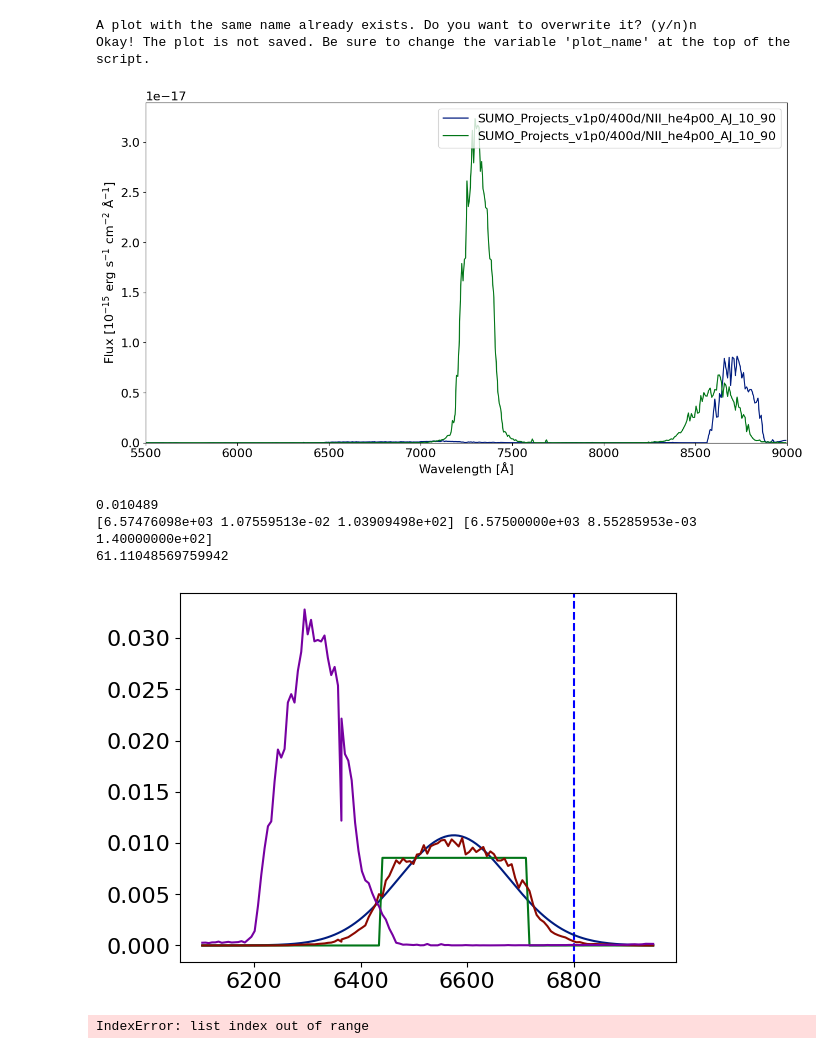
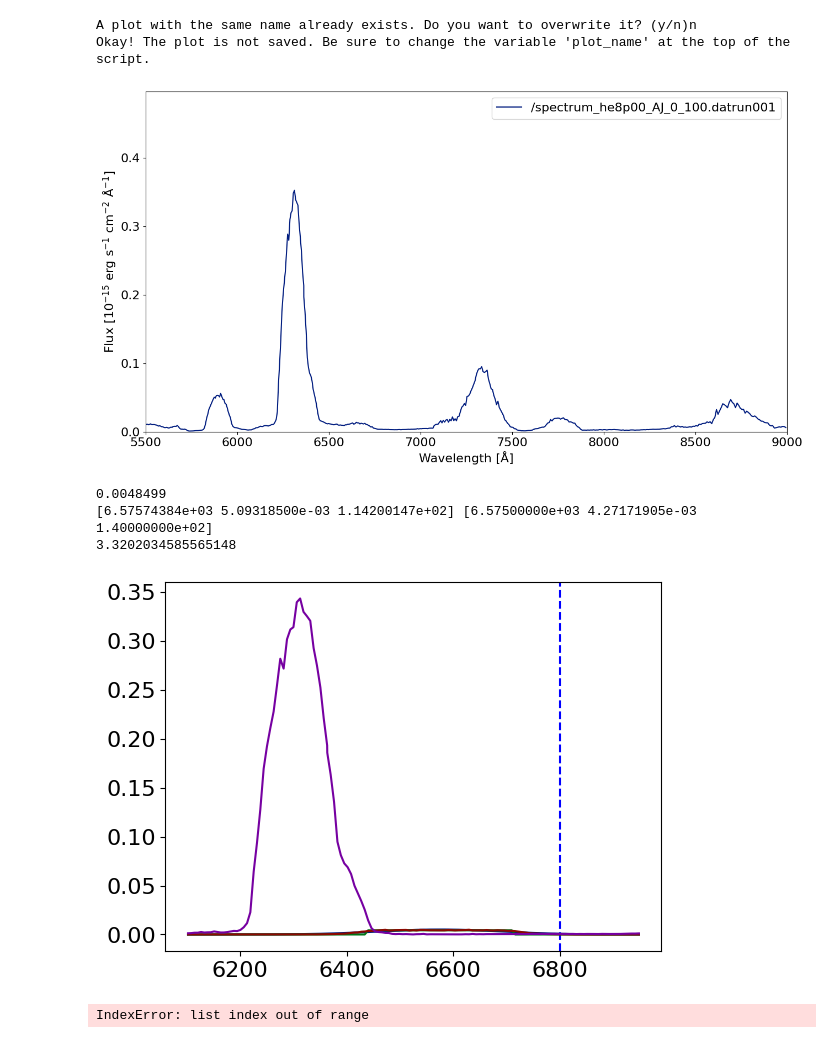
Before and after one commit to StanBarmentloo/NII_nebular_phase, a Jupyter notebook: analysis/spectrum_plotter.ipynb, the cells around one changed output. Drawn from its saved outputs; the diff is of its cells as text; code cells hidden in the pictures.

```diff
--- a/analysis/spectrum_plotter.ipynb
+++ b/analysis/spectrum_plotter.ipynb
@@ -20,18 +20,19 @@ plt.style.use('seaborn-dark-palette')
 font = {'size'   : 16}
 matplotlib.rc('font', **font)
 # %%
-project_names = ["SUMO_Projects_v1p0/400d/NII_he4p00_AJ_10_90",
-                "SUMO_Projects_v1p0/400d/NII_he4p00_AJ_10_90"]
-spectrum_names = ["/spectrum.datrun001", "/spectrum.datrun001"]
+project_names = ["SUMO_Projects_v1p0/400d",
+                "SUMO_Projects_v1p0/400d"]
+spectrum_names = ["/spectrum_he8p00_AJ_0_100.datrun001", "/spectrum_he4p00_AJ_10_90.datrun001"]
 colours = ['blue', 'red', 'green'] #for the plotting
-non_comparative_plot_name = '6p00_200d_Nitrogenshape.png'
+non_comparative_plot_name = '8p00_400d_Nitrogenshape.png'
 comparative_plot_name = 'v1p0_vs_v1p2.pdf'
+git_folder_loc = '/home/masterofalorgia/'
 zoom = [4000, 9000] #Give the region to be zoomed in at.
 
 wavelengths, fluxes, NII_fluxes, OI_fluxes, CI_fluxes, CaII_fluxes = [], [], [], [], [], []
 
 for i in range(len(project_names)):
-    spectrum_path = "/home/stba7609/Documents/Projects/" + project_names[i] + "/out/modelspectra"
+    spectrum_path = git_folder_loc + "NII_nebular_phase/SUMO_results/" + project_names[i]
     data = ascii.read(spectrum_path + spectrum_names[i])
 
     wavelength_raw = data['col1'] #In Ångström
@@ -70,10 +71,10 @@ trans = ax.get_xaxis_transform() #For easier plotting of labels of vertical line
 
 for i in range(1):
     #ax.plot(wavelengths[i][::step_size], OI_fluxes[i][::step_size]*10**15, label = project_names[i])
-    ax.plot(wavelengths[i][::step_size], CI_fluxes[i], label = project_names[i])
-    ax.plot(wavelengths[i][::step_size], CaII_fluxes[i], label = project_names[i])
+    #ax.plot(wavelengths[i][::step_size], CI_fluxes[i], label = project_names[i])
+    #ax.plot(wavelengths[i][::step_size], CaII_fluxes[i], label = project_names[i])
     #ax.plot(wavelengths[i][::step_size], NII_fluxes[i][::step_size]/fluxes[i][::step_size], label = project_names[i])
-    #ax.plot(wavelengths[i][::step_size], fluxes[i][::step_size]*10**15, label = project_names[i])
+    ax.plot(wavelengths[i][::step_size], fluxes[i][::step_size]*10**15, label = spectrum_names[i])
 
 
 ax.set_xlabel('Wavelength [Å]')
@@ -123,38 +124,38 @@ wllie = np.arange(6100, 7000)
 
 plt.show()
 
 fig, ax = plt.subplots(1)
 labbie = 6800
 maskie = (wavelengths[0] > 6100) * (wavelengths[0] < 6950)
 wl_new, NII_fluxie = wavelengths[0][maskie], NII_fluxes[0][maskie]*10**15
 print(np.max(NII_fluxie))
 popt, pcov = curve_fit(af.gaussian, wl_new, NII_fluxie, p0 = [6575, 0.01, 140])
 popt2, pcov2 = curve_fit(af.tophat, wl_new, NII_fluxie, p0 = [6575, 0.01, 140])
 print(popt, popt2)
 ax.axvline(x = labbie, linestyle = '--', c = 'b')
 ax.plot(wl_new, af.gaussian(wl_new, *popt))
 ax.plot(wl_new, af.tophat(wl_new, *popt2))
 ax.plot(wl_new, NII_fluxie)
 ax.plot(wl_new, OI_fluxes[0][maskie]*10**15)
 #ax.plot(wl_new, fluxes[0][maskie]*10**15)
 
 
 integrated_NII_flux = integrate.cumtrapz(NII_fluxie, wl_new)[-1]
 normalisation_mask = (wavelengths[0] > 5000) * (wavelengths[0] < 8000)
 normalisation_mask_OI = (wavelengths[0] > 6000) * (wavelengths[0] < 6600)
 min_corrected_flux = fluxes[0][normalisation_mask] - np.min(fluxes[0][normalisation_mask])
 integrated_total_flux = integrate.cumtrapz(min_corrected_flux*10**15, wavelengths[0][normalisation_mask])[-1]
 integrated_OI_flux = integrate.cumtrapz(OI_fluxes[0][normalisation_mask_OI]*10**15, wavelengths[0][normalisation_mask_OI])[-1]
 print(integrated_NII_flux*100/integrated_OI_flux)
 plt.show()
 # %% [output]
 A plot with the same name already exists. Do you want to overwrite it? (y/n)n
 Okay! The plot is not saved. Be sure to change the variable 'plot_name' at the top of the script.
-[figure, old version]
+[figure, new version]
-0.010489
-[6.57476098e+03 1.07559513e-02 1.03909498e+02] [6.57500000e+03 8.55285953e-03 1.40000000e+02]
-61.11048569759942
+0.0048499
+[6.57574384e+03 5.09318500e-03 1.14200147e+02] [6.57500000e+03 4.27171905e-03 1.40000000e+02]
+3.3202034585565148
-[figure, old version]
+[figure, new version]
 # %%
 #This plot plots the spectra and then compares them
 
```
Also changed, not shown: parts of 1 cell of this notebook, 20 other files.
